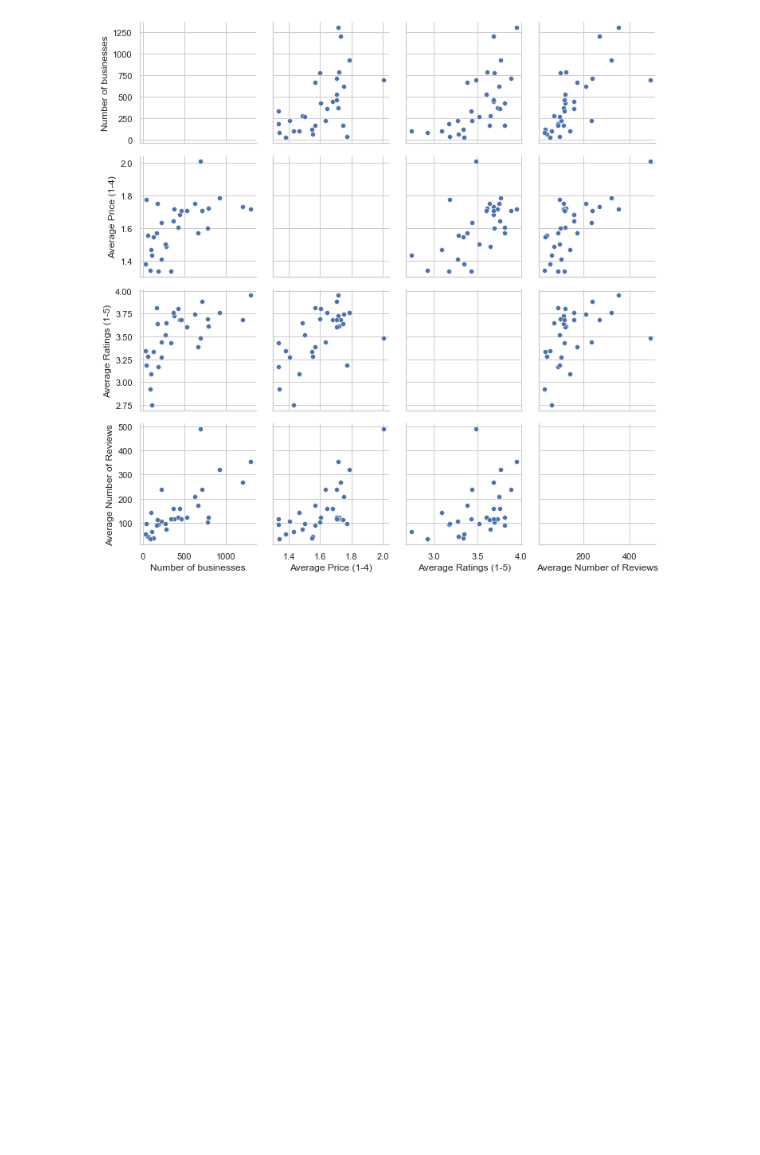
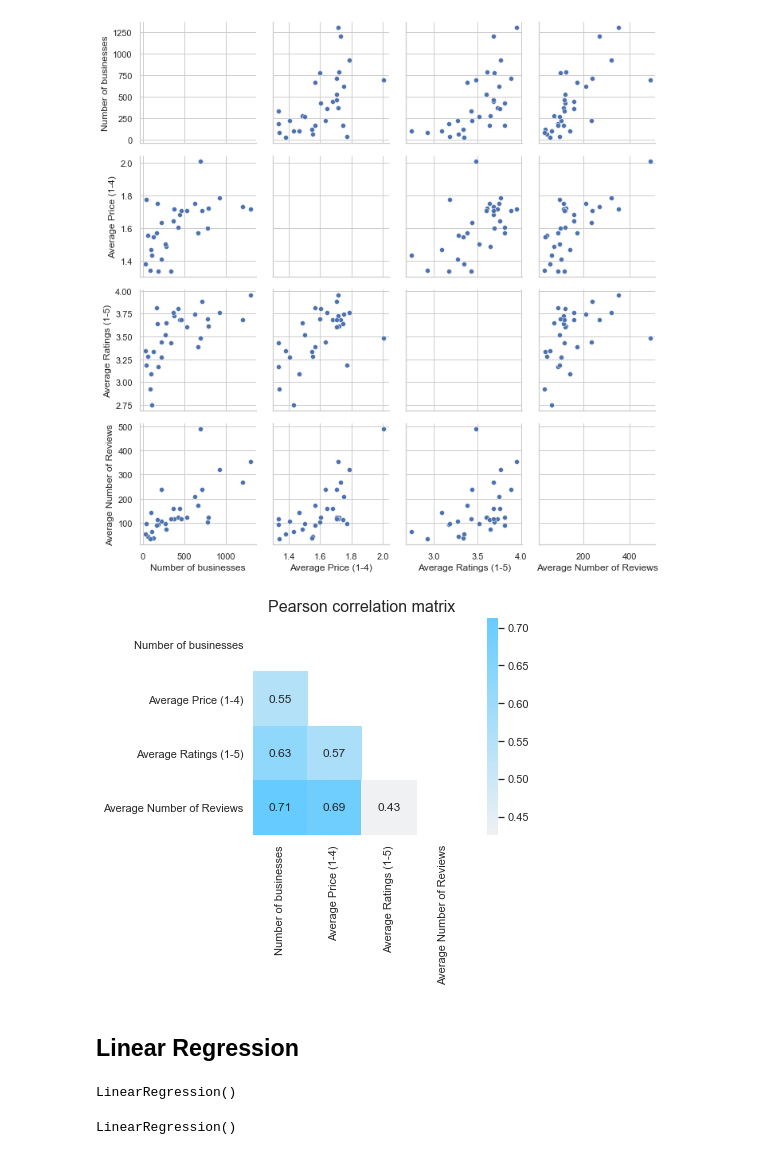
Before and after one commit to Xavier4t/Sports_and_Restaurants, a Jupyter notebook: Example_Analysis.ipynb, the cells around one changed output. Drawn from its saved outputs; the diff is of its cells as text; code cells hidden in the pictures; blank space fills up the shorter version.

Commit message:
added plots

```diff
--- a/Example_Analysis.ipynb
+++ b/Example_Analysis.ipynb
@@ -204,3 +205,13 @@ sns.PairGrid(stats["NFL"].iloc[:,2:]).map_offdiag(sns.scatterplot)
 plt.show()
 # %% [output]
 [figure]
+# %%
+# Heatmap Correlation matrix
+correlation_matrix=stats["NFL"].corr(method="pearson")
+mask = np.triu(np.ones_like(correlation_matrix, dtype=bool))
+cmap=sns.light_palette(color='#66ccff', n_colors=8, as_cmap=True)
+ax=sns.heatmap(correlation_matrix, annot=True, cmap=cmap, square=True, mask=mask).set_title("Pearson correlation matrix", fontsize=16)
+# %% [output]
+[figure, added]
+# %% [markdown]
+## Linear Regression
@@ -206,0 +223,10 @@ plt.show()
+# %%
+model1=sklearn.linear_model.LinearRegression()
+model1.fit(X, y1)
+# %% [output]
+LinearRegression()
+# %%
+model2=sklearn.linear_model.LinearRegression()
+model2.fit(X, y2)
+# %% [output]
+LinearRegression()
```
Also changed, not shown: parts of 5 cells of this notebook.
